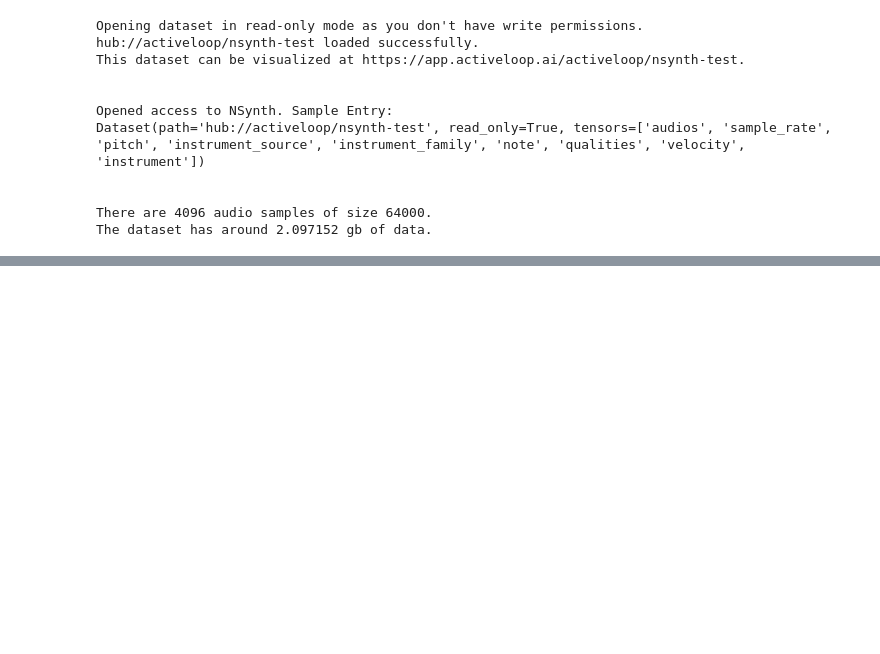
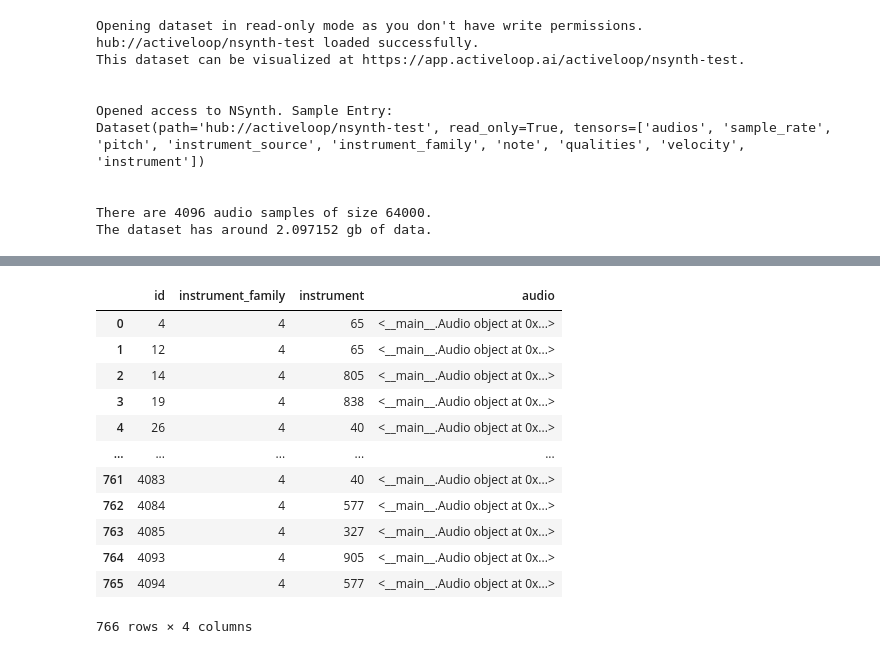
Before and after one commit to jakeval/spectroconv, a Jupyter notebook: data_demo.ipynb, the cells around one changed output, grey strips where cells are left out. Cells and saved outputs as stored; diff of their text form; code cells hidden in the pictures; blank space fills up the shorter version.

```diff
--- a/data_demo.ipynb
+++ b/data_demo.ipynb
@@ -261,10 +114,0 @@ df
-# %%
-num_to_visualize = 5
-for i in range(num_to_visualize):
-    spectrogram = df.iloc[i]['spectrogram']
-    fig, ax = spectrogram.visualize()
-    instrument_family = instruments[df.iloc[i]['instrument_family']]
-    instrument = df.iloc[i]['instrument']
-    ax.set_title(f"{instrument_family} {instrument} (id {df.iloc[i]['id']})")
-    plt.show(fig)
-    spectrogram.play()
@@ -281,0 +226,46 @@ for i in range(num_to_visualize):
+# %%
+class Audio:
+    def __init__(self, f, t, s, audio, sample_rate):
+        self.f = f
+        self.t = t
+        self.s = s
+        self.audio = audio
+        self.sr = sample_rate
+
+    def visualize(self):
+        fig, ax = plt.subplots()
+        ax.pcolormesh(self.t, self.f, self.s, shading='gouraud')
+        ax.set_ylabel('Frequency (Hz)')
+        ax.set_xlabel('Time (sec)')
+        return fig, ax
+
+    def play(self):
+        show_audio = display.Audio(self.audio, rate=self.sr)
+        display.DisplayHandle().display(show_audio)
+
+
+def create_spectrograms(df, sample_rate, window_size=512):
+    df = df.copy()
+    audio = np.vstack(df['audio'])
+    f, t, s = fft(audio, sample_rate, window_size=window_size, n_mels=128)
+
+    spectrograms = [Audio(f, t, s[i], audio[i], sample_rate) for i in range(s.shape[0])]
+    df['audio'] = spectrograms
+    return df, s
+
+df, s = create_spectrograms(df_raw, sample_rate)
+df
+# %% [output]
+|  | id | instrument_family | instrument | audio |
+| 0 | 4 | 4 | 65 | <__main__.Audio object at 0x...> |
+| 1 | 12 | 4 | 65 | <__main__.Audio object at 0x...> |
+| 2 | 14 | 4 | 805 | <__main__.Audio object at 0x...> |
+| 3 | 19 | 4 | 838 | <__main__.Audio object at 0x...> |
+| 4 | 26 | 4 | 40 | <__main__.Audio object at 0x...> |
+| ... | ... | ... | ... | ... |
+| 761 | 4083 | 4 | 40 | <__main__.Audio object at 0x...> |
+| 762 | 4084 | 4 | 577 | <__main__.Audio object at 0x...> |
+| 763 | 4085 | 4 | 327 | <__main__.Audio object at 0x...> |
+| 764 | 4093 | 4 | 905 | <__main__.Audio object at 0x...> |
+| 765 | 4094 | 4 | 577 | <__main__.Audio object at 0x...> |
+766 rows × 4 columns
```
Also changed, not shown: parts of 22 cells of this notebook.
